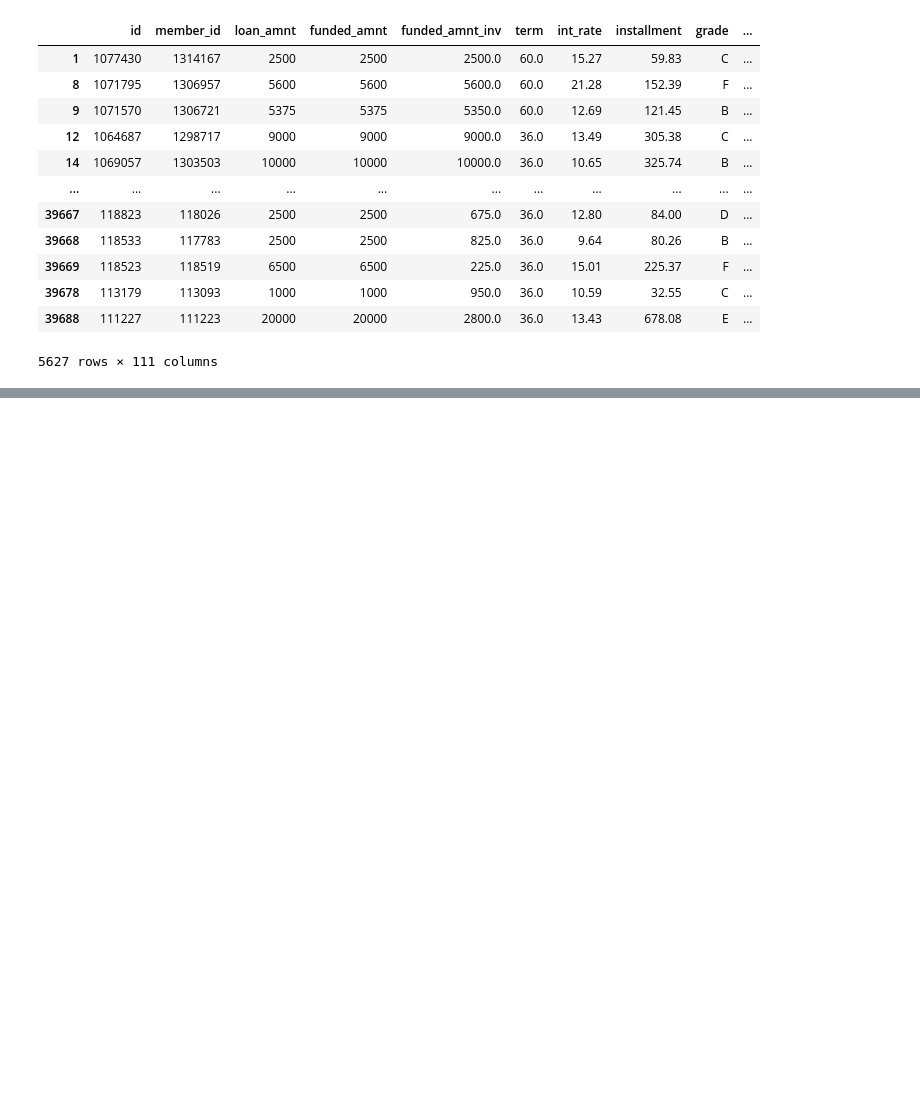
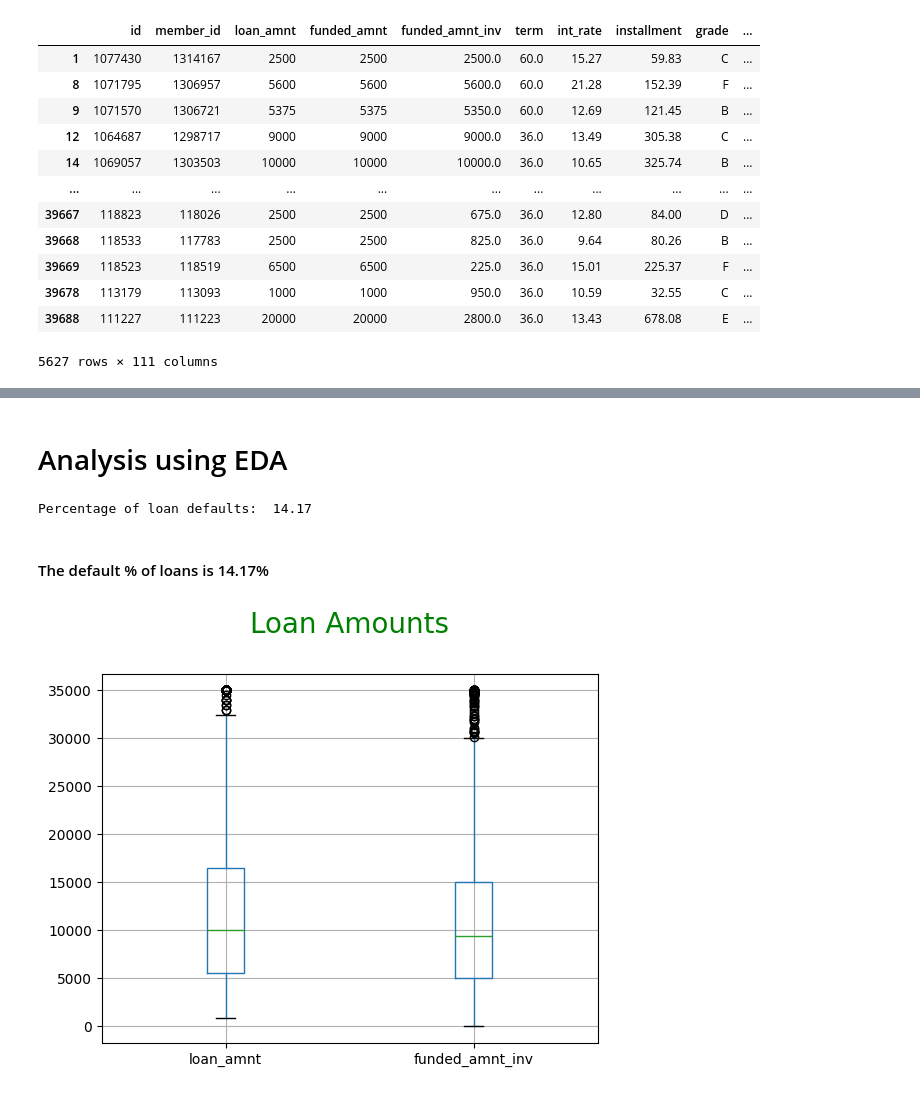
Before and after one commit to abhijit673/Lending-Club-Case-Study, a Jupyter notebook: Lending Club Case Study.ipynb, the cells around one changed output, grey strips where cells are left out. Cells and saved outputs as stored; diff of their text form; code cells hidden in the pictures; blank space fills up the shorter version.

```diff
--- a/Lending Club Case Study.ipynb
+++ b/Lending Club Case Study.ipynb
@@ -81,4 +84,8 @@ raw_data_df.term = raw_data_df.term.astype(float)
 raw_data_df.int_rate = raw_data_df.int_rate.astype(float)
 raw_data_df.revol_util = raw_data_df.revol_util.astype(float)
 raw_data_df.emp_length = raw_data_df.emp_length.astype(float)
+raw_data_df.annual_inc = raw_data_df.annual_inc.astype(int)
+raw_data_df.loan_amnt = raw_data_df.loan_amnt.astype(int)
+raw_data_df.funded_amnt = raw_data_df.funded_amnt.astype(int)
+raw_data_df.last_pymnt_amnt = raw_data_df.last_pymnt_amnt.astype(int)
 # %%
@@ -122,0 +182,22 @@ default_df
+# %% [markdown]
+# Analysis using EDA
+# %%
+# Loan % defaults
+print("Percentage of loan defaults: ", "{:.2f}".format(len(default_df)/len(raw_data_df) * 100))
+# %% [output]
+Percentage of loan defaults:  14.17
+# %% [markdown]
+#### The default % of loans is 14.17%
+# %%
+# Outlier Analysis of loan amounts
+#plt.boxplot(default_df["loan_amnt"])
+
+
+default_df.boxplot(column=['loan_amnt', 'funded_amnt_inv'])
+
+# Adding and formatting title
+plt.title("Loan Amounts\n", fontdict={'fontsize': 20, 'fontweight' : 5, 'color' : 'Green'})
+
+plt.show()
+# %% [output]
+[figure, added]
```
Also changed, not shown: parts of 28 cells of this notebook, 1 other file.
